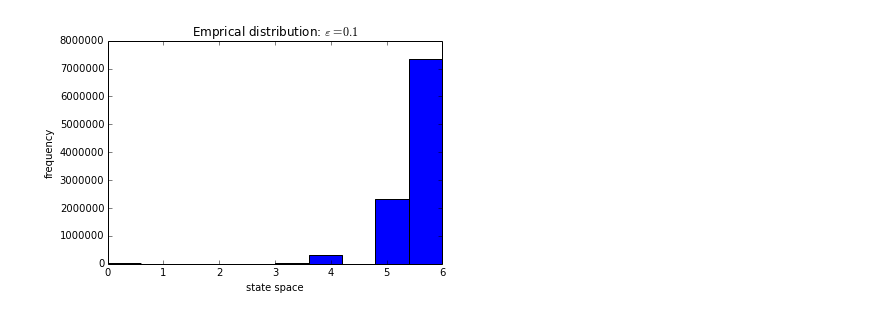
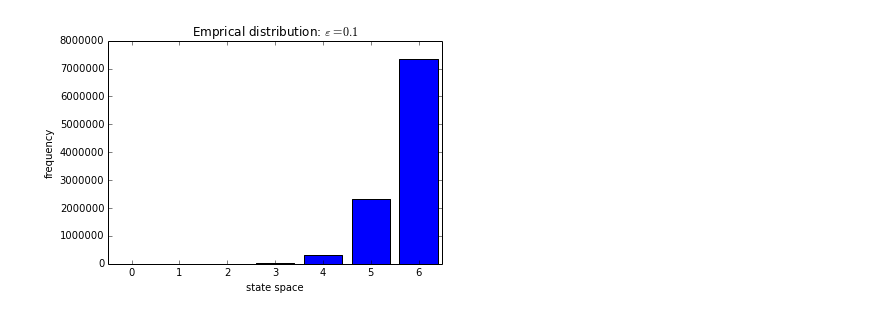
Before and after one commit to fagan2888/stochevolution, a Jupyter notebook: KMR_2x2_example.ipynb, the cells around one changed output. Saved outputs shown, nothing was run; the diff lists cells and outputs as text; code cells hidden in the pictures.

Commit message:
Plot stationary distribution

```diff
--- a/KMR_2x2_example.ipynb
+++ b/KMR_2x2_example.ipynb
@@ -19,4 +19,4 @@ kmr.plot_sample_path()
 # %%
-kmr.plot_emprical_distribution()
+kmr.plot_emprical_dist()
 # %% [output]
-[figure, old version]
+[figure, new version]
```
Also changed, not shown: parts of 5 cells of this notebook, 1 other file.
